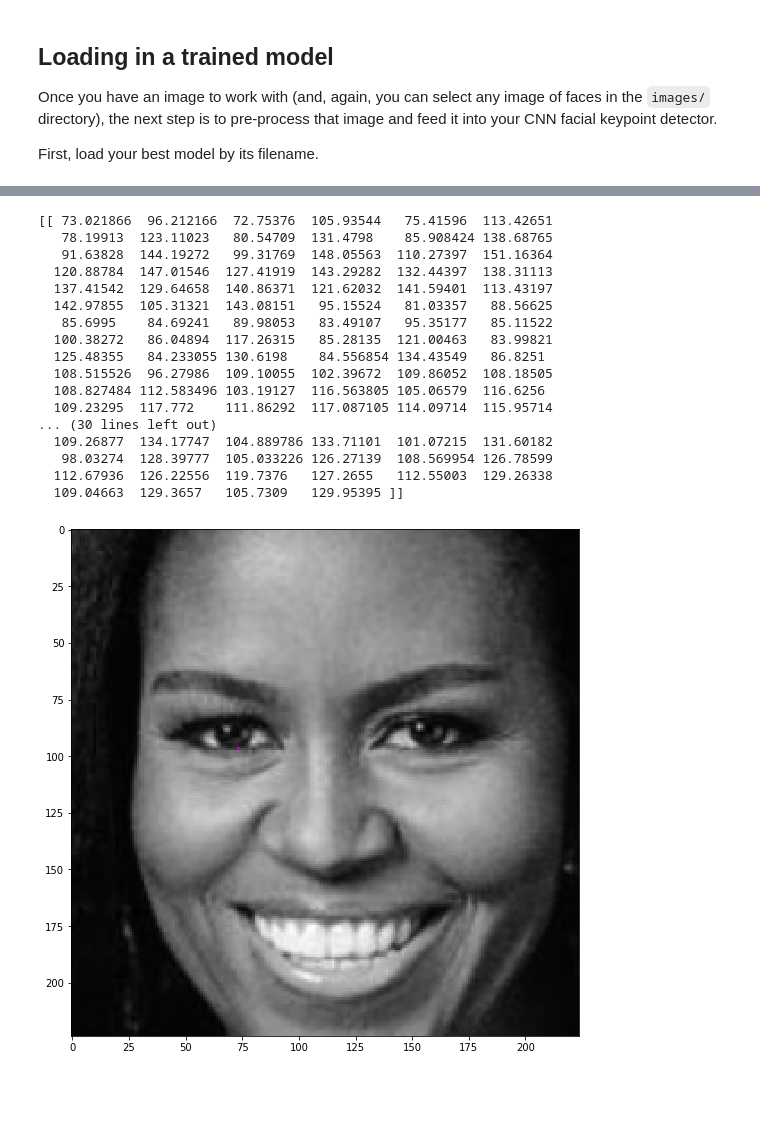
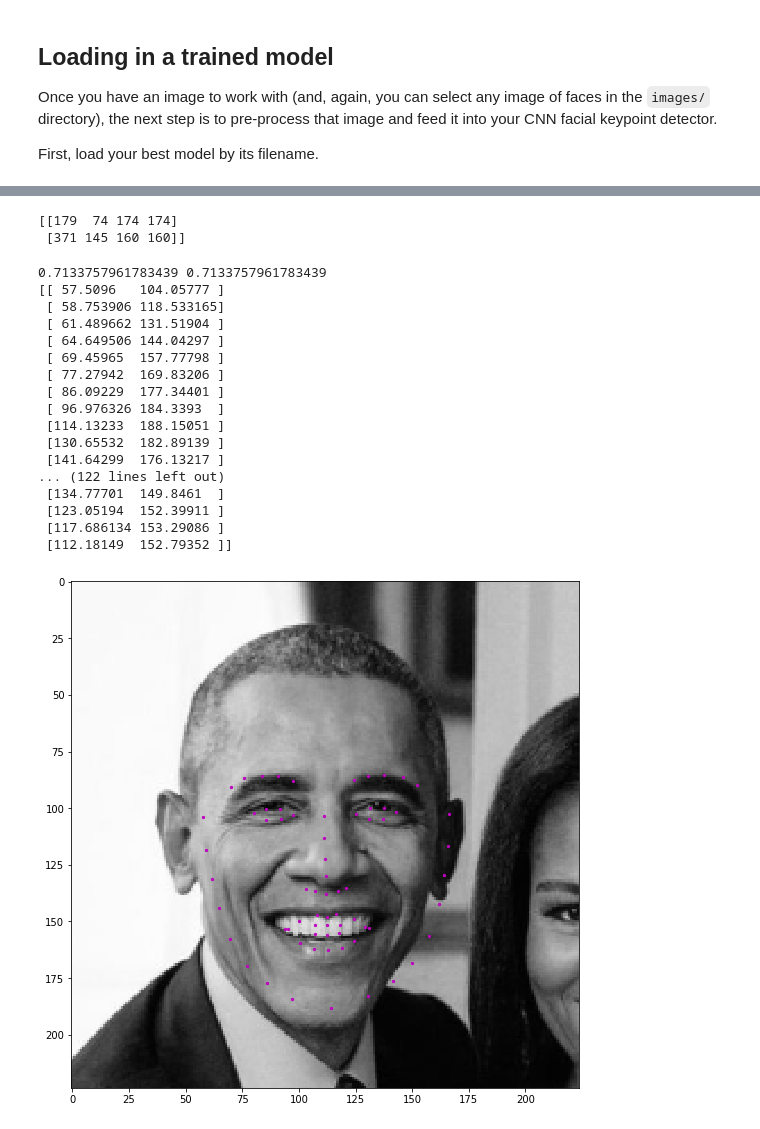
Before and after one commit to JSchuurmans/P1_Facial_Keypoints, a Jupyter notebook: 3. Facial Keypoint Detection, Complete Pipeline.ipynb, the cells around one changed output, grey strips where cells are left out. Cells and saved outputs as stored; diff of their text form; code cells hidden in the pictures; blank space fills up the shorter version.

```diff
--- a/3. Facial Keypoint Detection, Complete Pipeline.ipynb
+++ b/3. Facial Keypoint Detection, Complete Pipeline.ipynb
@@ -76,13 +76,13 @@ Once you have an image to work with (and, again, you can select any image of fac
 First, load your best model by its filename.
 # %%
 import torch
-from models import Net, NaimishNet
+from models import Net, NaimishNet, NaimNet
 
-net = NaimishNet()
+net = NaimNet()
 
 ## TODO: load the best saved model parameters (by your path name)
 ## You'll need to un-comment the line below and add the correct name for *your* saved model
-net.load_state_dict(torch.load('saved_models/keypoints_NaimishNet_1.pt'))
+net.load_state_dict(torch.load('saved_models/keypoints_NaimNet_1500.pt'))
 
 ## print out your net and prepare it for testing (uncomment the line below)
 net.eval()
@@ -127,11 +133,26 @@ After each face has been appropriately converted into an input Tensor for your n
+# %%
+def show_all_keypoints(image, predicted_key_pts, gt_pts=None):
+    """Show image with predicted keypoints"""
+    # image is grayscale
+    plt.imshow(image, cmap='gray')
+    plt.scatter(predicted_key_pts[:, 0], predicted_key_pts[:, 1], s=20, marker='.', c='m')
+    # plot ground truth points as green pts
+    if gt_pts is not None:
+        plt.scatter(gt_pts[:, 0], gt_pts[:, 1], s=30, marker='.', c='g')
+# %%
+print(faces)
+# %% [output]
+[[179  74 174 174]
+ [371 145 160 160]]
 # %%
 image_copy = np.copy(image)
 
+magic = 70
 # loop over the detected faces from your haar cascade
 for i,(x,y,w,h) in enumerate(faces):
 
     # Select the region of interest that is the face in the image
-    roi = image_copy[y:y+h, x:x+w]
+    roi = image_copy[y-magic:y+h+magic, x-magic:x+w+magic]
 
     ## TODO: Convert the face region from RGB to grayscale
     roi = cv2.cvtColor(roi, cv2.COLOR_RGB2GRAY)
@@ -150,49 +171,54 @@ for i,(x,y,w,h) in enumerate(faces):
 
     new_h, new_w = int(new_h), int(new_w)
 
+    print(new_w/w , new_h/h)
+
     roi = cv2.resize(roi, (new_w, new_h))
 
     ## TODO: Reshape the numpy image shape (H x W x C) into a torch image shape (C x H x W)
     if(len(roi.shape) == 2):
         # add that third color dim
         roi = roi.reshape(roi.shape[0], roi.shape[1], 1)
 
     roi = roi.transpose((2, 0, 1))
     roi = torch.from_numpy(roi)
 
     ## TODO: Make facial keypoint predictions using your loaded, trained network
     ## perform a forward pass to get the predicted facial keypoints
     output_pts = net(roi.unsqueeze(0).float())
+    output_pts = output_pts.view(output_pts.size()[0], 68, -1)
 
     ## TODO: Display each detected face and the corresponding keypoints
     plt.figure(figsize=(20,10))
     ax = plt.subplot(1, len(faces), i+1)
     # un-transform the predicted key_pts data
-    predicted_key_pts = output_pts.data # output_pts[0].data
+    predicted_key_pts = output_pts[0].data # output_pts[0].data
+
     predicted_key_pts = predicted_key_pts.numpy()
     # undo normalization of keypoints
     predicted_key_pts = predicted_key_pts*50.0+100
+
     print(predicted_key_pts)
     show_all_keypoints(np.squeeze(roi), predicted_key_pts)
 
 #     plt.axis('off')
 plt.show()
 # %% [output]
-[[ 73.021866  96.212166  72.75376  105.93544   75.41596  113.42651
-   78.19913  123.11023   80.54709  131.4798    85.908424 138.68765
-   91.63828  144.19272   99.31769  148.05563  110.27397  151.16364
-  120.88784  147.01546  127.41919  143.29282  132.44397  138.31113
-  137.41542  129.64658  140.86371  121.62032  141.59401  113.43197
-  142.97855  105.31321  143.08151   95.15524   81.03357   88.56625
-   85.6995    84.69241   89.98053   83.49107   95.35177   85.11522
-  100.38272   86.04894  117.26315   85.28135  121.00463   83.99821
-  125.48355   84.233055 130.6198    84.556854 134.43549   86.8251
-  108.515526  96.27986  109.10055  102.39672  109.86052  108.18505
-  108.827484 112.583496 103.19127  116.563805 105.06579  116.6256
-  109.23295  117.772    111.86292  117.087105 114.09714  115.95714
-... (30 lines left out)
-  109.26877  134.17747  104.889786 133.71101  101.07215  131.60182
-   98.03274  128.39777  105.033226 126.27139  108.569954 126.78599
-  112.67936  126.22556  119.7376   127.2655   112.55003  129.26338
-  109.04663  129.3657   105.7309   129.95395 ]]
+0.7133757961783439 0.7133757961783439
+[[ 57.5096   104.05777 ]
+ [ 58.753906 118.533165]
+ [ 61.489662 131.51904 ]
+ [ 64.649506 144.04297 ]
+ [ 69.45965  157.77798 ]
+ [ 77.27942  169.83206 ]
+ [ 86.09229  177.34401 ]
+ [ 96.976326 184.3393  ]
+ [114.13233  188.15051 ]
+ [130.65532  182.89139 ]
+ [141.64299  176.13217 ]
+... (122 lines left out)
+ [134.77701  149.8461  ]
+ [123.05194  152.39911 ]
+ [117.686134 153.29086 ]
+ [112.18149  152.79352 ]]
-[figure, old version]
+[figure, new version]
```
Also changed, not shown: parts of 5 cells of this notebook, 4 other files.
